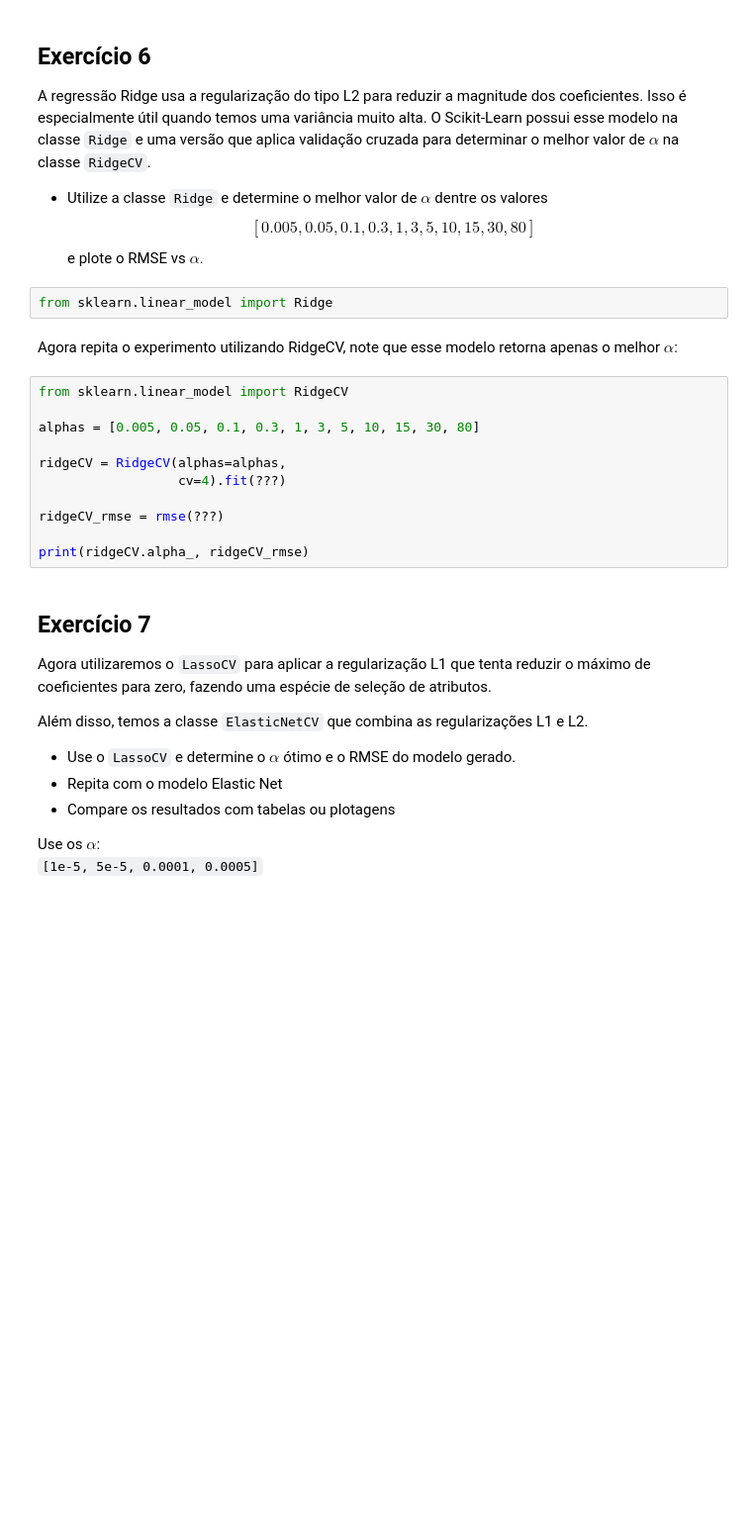
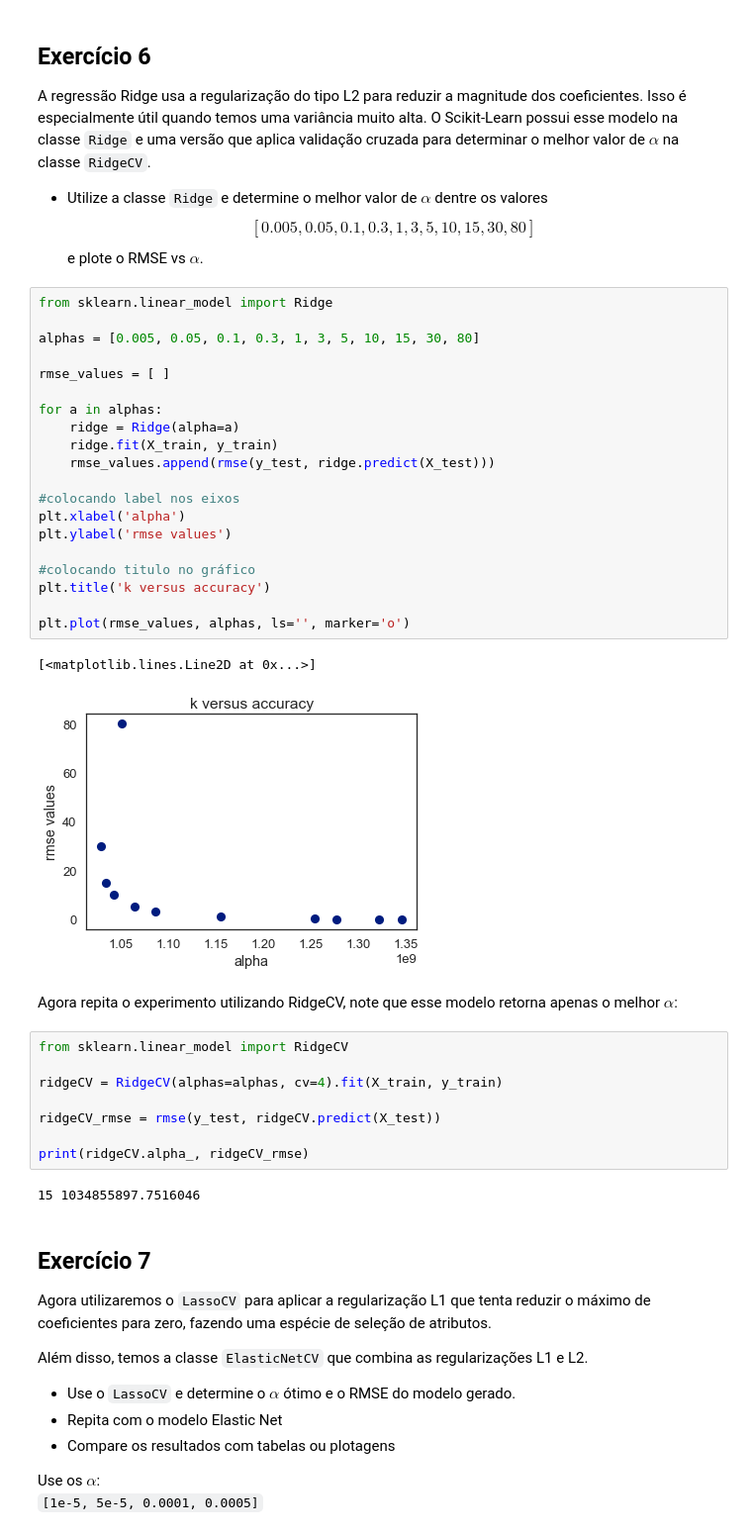
Before and after one commit to gAldeia/UFABC-ML-2018, a Jupyter notebook: 04 - Regularization_and_Gradient_Descent_Exercises.ipynb, the cells around one changed output. Shown at 99% size. Drawn from its saved outputs; the diff is of its cells as text; blank space fills up the shorter version.

```diff
--- a/04 - Regularization_and_Gradient_Descent_Exercises.ipynb
+++ b/04 - Regularization_and_Gradient_Descent_Exercises.ipynb
@@ -364,21 +364,41 @@ ax.set(xlabel='Actual Price',
 A regressão Ridge usa a regularização do tipo L2 para reduzir a magnitude dos coeficientes. Isso é especialmente útil quando temos uma variância muito alta. O Scikit-Learn possui esse modelo na classe `Ridge` e uma versão que aplica validação cruzada para determinar o melhor valor de $\alpha$ na classe `RidgeCV`.
 
 * Utilize a classe `Ridge` e determine o melhor valor de $\alpha$ dentre os valores $$[0.005, 0.05, 0.1, 0.3, 1, 3, 5, 10, 15, 30, 80]$$ e plote o RMSE vs $\alpha$.
-# %%
-from sklearn.linear_model import Ridge
+# %%
+from sklearn.linear_model import Ridge
+
+alphas = [0.005, 0.05, 0.1, 0.3, 1, 3, 5, 10, 15, 30, 80]
+
+rmse_values = [ ]
+
+for a in alphas:
+    ridge = Ridge(alpha=a)
+    ridge.fit(X_train, y_train)
+    rmse_values.append(rmse(y_test, ridge.predict(X_test)))
+
+#colocando label nos eixos
+plt.xlabel('alpha')
+plt.ylabel('rmse values')
+
+#colocando titulo no gráfico
+plt.title('k versus accuracy')
+
+plt.plot(rmse_values, alphas, ls='', marker='o')
+# %% [output]
+[<matplotlib.lines.Line2D at 0x...>]
+[figure, added]
 # %% [markdown]
 Agora repita o experimento utilizando RidgeCV, note que esse modelo retorna apenas o melhor $\alpha$:
 # %%
 from sklearn.linear_model import RidgeCV
 
-alphas = [0.005, 0.05, 0.1, 0.3, 1, 3, 5, 10, 15, 30, 80]
+ridgeCV = RidgeCV(alphas=alphas, cv=4).fit(X_train, y_train)
 
-ridgeCV = RidgeCV(alphas=alphas,
-                  cv=4).fit(???)
-
-ridgeCV_rmse = rmse(???)
+ridgeCV_rmse = rmse(y_test, ridgeCV.predict(X_test))
 
 print(ridgeCV.alpha_, ridgeCV_rmse)
+# %% [output]
+15 1034855897.7516046
 # %% [markdown]
 ## Exercício 7
 
```
Also changed, not shown: parts of 9 cells of this notebook.
